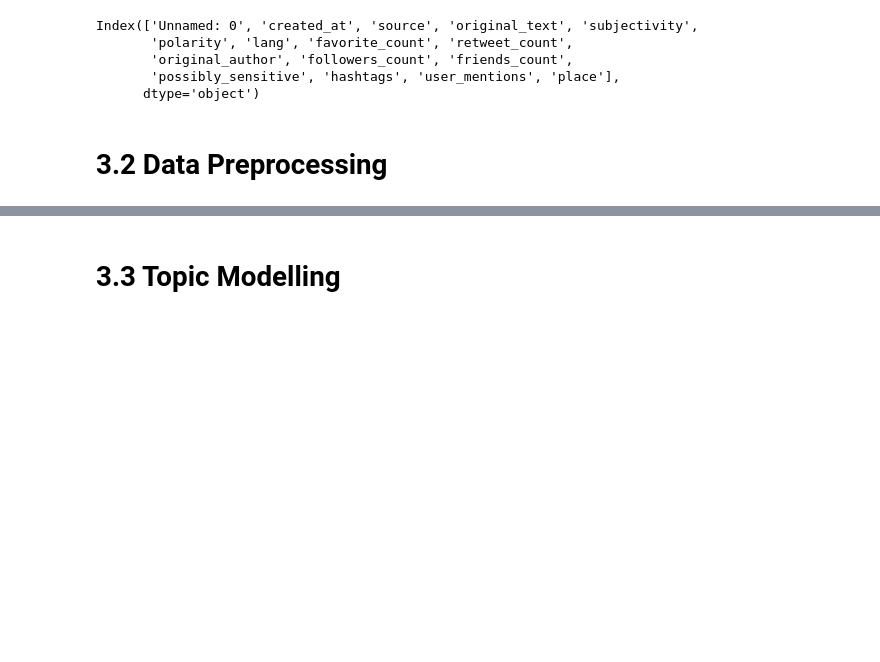
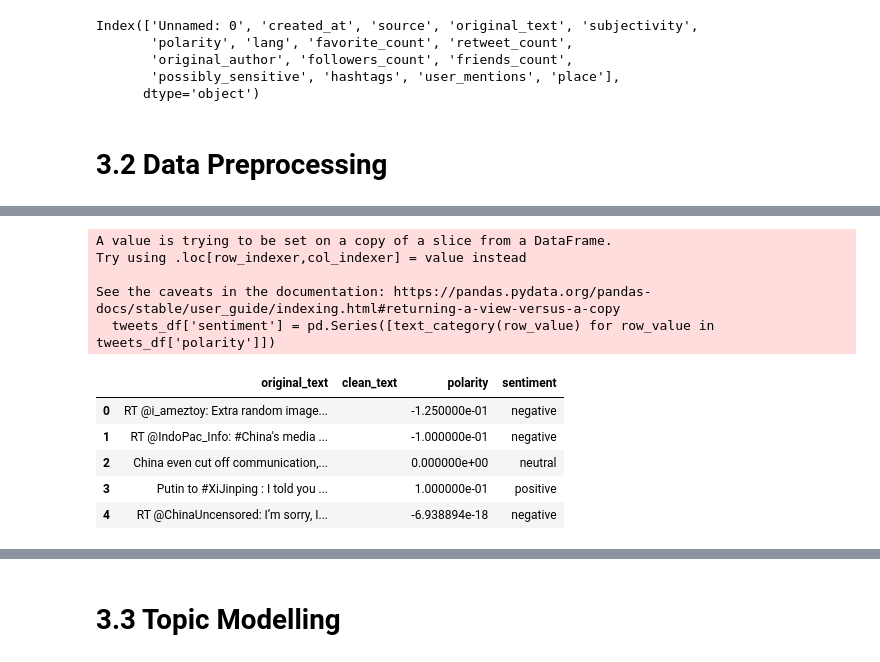
Before and after one commit to YohansSamuel/Twitter-Data-Analysis, a Jupyter notebook: task3_topic_modeling_and_sentiment_analysis..ipynb, the cells around one changed output, grey strips where cells are left out. Cells and saved outputs as stored; diff of their text form; code cells hidden in the pictures; blank space fills up the shorter version.

```diff
--- a/task3_topic_modeling_and_sentiment_analysis..ipynb
+++ b/task3_topic_modeling_and_sentiment_analysis..ipynb
@@ -92,0 +102,27 @@ tweets_df.head()
+# %%
+#
+tweets_df = tweets_df[['original_text','clean_text','polarity']]
+# %%
+def text_category (polarity):
+    if polarity > 0:
+        return 'positive'
+    if polarity < 0:
+        return 'negative'
+    else:
+        return 'neutral'
+# %%
+tweets_df['sentiment'] = pd.Series([text_category(row_value) for row_value in tweets_df['polarity']])
+#tweets_df = pd.concat([tweets_df, tweets_df['sentiment']], axis=1)
+tweets_df.head()
+# %% [output]
+A value is trying to be set on a copy of a slice from a DataFrame.
+Try using .loc[row_indexer,col_indexer] = value instead
+
+See the caveats in the documentation: https://pandas.pydata.org/pandas-docs/stable/user_guide/indexing.html#returning-a-view-versus-a-copy
+  tweets_df['sentiment'] = pd.Series([text_category(row_value) for row_value in tweets_df['polarity']])
+|  | original_text | clean_text | polarity | sentiment |
+| 0 | RT @i_ameztoy: Extra random image... |  | -1.250000e-01 | negative |
+| 1 | RT @IndoPac_Info: #China's media ... |  | -1.000000e-01 | negative |
+| 2 | China even cut off communication,... |  | 0.000000e+00 | neutral |
+| 3 | Putin to #XiJinping : I told you ... |  | 1.000000e-01 | positive |
+| 4 | RT @ChinaUncensored: I’m sorry, I... |  | -6.938894e-18 | negative |
```
Also changed, not shown: parts of 7 cells of this notebook.
